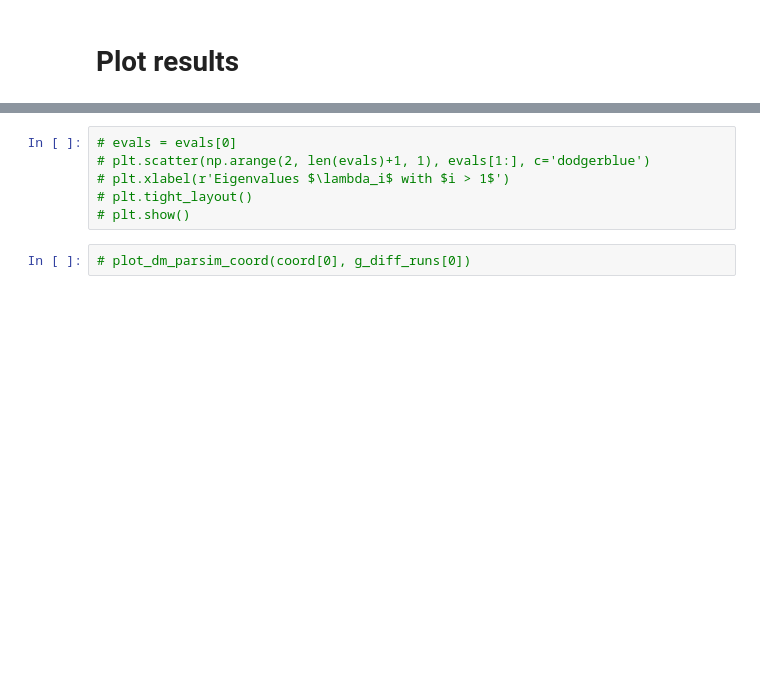
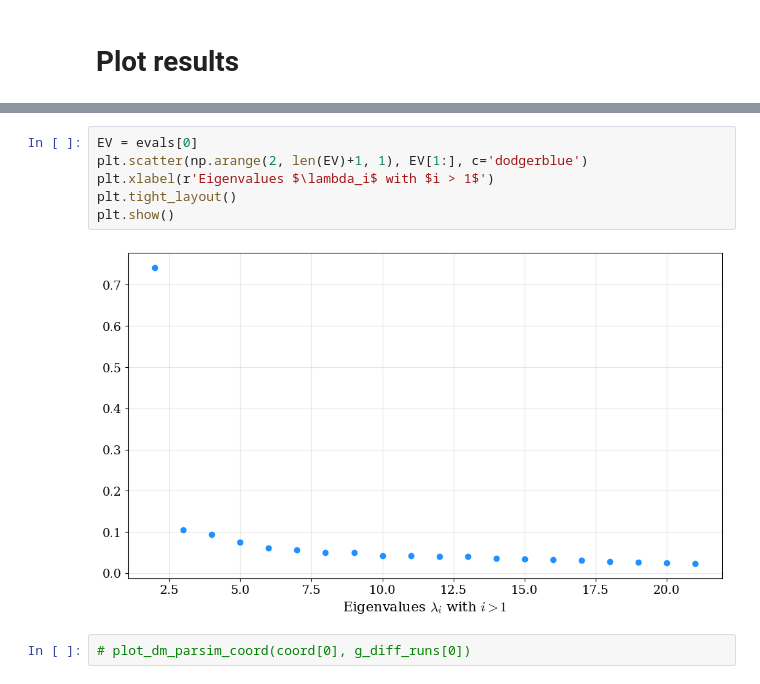
Before and after one commit to charlesaugdupont/poverty-trap, a Jupyter notebook: notebooks/GDMaps.ipynb, the cells around one changed output, grey strips where cells are left out. Drawn from its saved outputs; the diff is of its cells as text; blank space fills up the shorter version.

```diff
--- a/notebooks/GDMaps.ipynb
+++ b/notebooks/GDMaps.ipynb
@@ -386,8 +392,10 @@ plot_dm_parsim_coord_multi_level(coords, gs)
 # %%
-# evals = evals[0]
-# plt.scatter(np.arange(2, len(evals)+1, 1), evals[1:], c='dodgerblue')
-# plt.xlabel(r'Eigenvalues $\lambda_i$ with $i > 1$')
-# plt.tight_layout()
-# plt.show()
+EV = evals[0]
+plt.scatter(np.arange(2, len(EV)+1, 1), EV[1:], c='dodgerblue')
+plt.xlabel(r'Eigenvalues $\lambda_i$ with $i > 1$')
+plt.tight_layout()
+plt.show()
+# %% [output]
+[figure, added]
 # %%
 # plot_dm_parsim_coord(coord[0], g_diff_runs[0])
```
Also changed, not shown: parts of 4 cells of this notebook, 3 other files.
